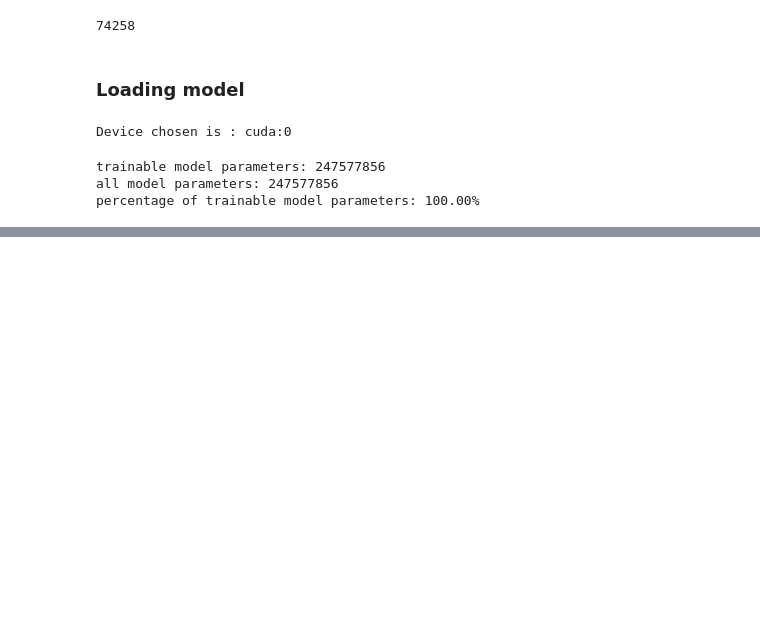
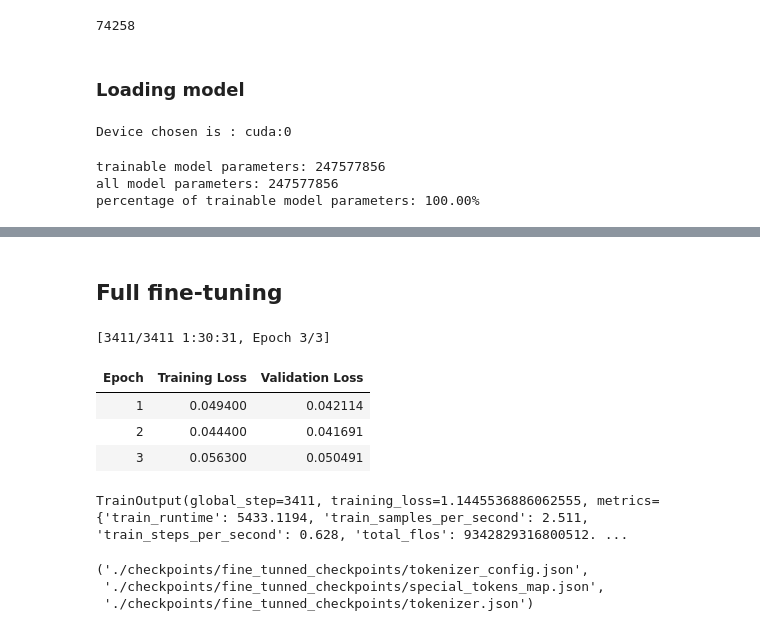
Before and after one commit to navneet1083/llm-usecases, a Jupyter notebook: usecase1/UseCase-1.ipynb, the cells around one changed output, grey strips where cells are left out. Cells and saved outputs as stored; diff of their text form; code cells hidden in the pictures; blank space fills up the shorter version.

```diff
--- a/usecase1/UseCase-1.ipynb
+++ b/usecase1/UseCase-1.ipynb
@@ -210,0 +246,3 @@ Not sure if this was an error or if the vendor intended to represent the product
+# %%
+tokenized_datasets = train_test_valid_dataset.map(tokenize_function, batched=True)
+tokenized_datasets = tokenized_datasets.remove_columns(['Id', 'ProductId', 'UserId', 'ProfileName', 'HelpfulnessNumerator', 'HelpfulnessDenominator', 'Score', 'Time', 'Summary', 'Text', '__index_level_0__'])
@@ -210,0 +275,51 @@ Not sure if this was an error or if the vendor intended to represent the product
+# %% [markdown]
+## Full fine-tuning
+# %%
+output_dir = f'./checkpoints/cust-review-summary-training-{str(int(time.time()))}'
+
+training_args = TrainingArguments(
+    output_dir=output_dir,
+    overwrite_output_dir=True,
+    auto_find_batch_size=True,
+    logging_steps=500,
+    warmup_ratio=0.8,
+    eval_steps=500,
+    learning_rate=1e-3, # Higher learning rate than full fine-tuning.
+    num_train_epochs=3,
+#     logging_steps=500,
+#     max_steps=1000,
+    weight_decay=0.01,
+    evaluation_strategy="epoch",
+    save_strategy="epoch",
+    load_best_model_at_end=True,
+#     per_device_train_batch_size=batch_size,
+#     per_device_eval_batch_size=batch_size,
+    lr_scheduler_type='cosine',
+#     metric_for_best_model='map3',
+    report_to='none'
+)
+
+trainer = Trainer(
+    model=original_model,
+    args=training_args,
+    train_dataset=tokenized_datasets['train'],
+    eval_dataset=tokenized_datasets['valid']
+)
+# %%
+trainer.train()
+# %% [output]
+[3411/3411 1:30:31, Epoch 3/3]
+| Epoch | Training Loss | Validation Loss |
+| 1 | 0.049400 | 0.042114 |
+| 2 | 0.044400 | 0.041691 |
+| 3 | 0.056300 | 0.050491 |
+TrainOutput(global_step=3411, training_loss=1.1445536886062555, metrics={'train_runtime': 5433.1194, 'train_samples_per_second': 2.511, 'train_steps_per_second': 0.628, 'total_flos': 9342829316800512. ...
+# %%
+fine_tuned_model_path = f'./checkpoints/fine_tunned_checkpoints/'
+# saving models
+trainer.model.save_pretrained(fine_tuned_model_path)
+tokenizer.save_pretrained(fine_tuned_model_path)
+# %% [output]
+('./checkpoints/fine_tunned_checkpoints/tokenizer_config.json',
+ './checkpoints/fine_tunned_checkpoints/special_tokens_map.json',
+ './checkpoints/fine_tunned_checkpoints/tokenizer.json')
```
Also changed, not shown: parts of 30 cells of this notebook.
